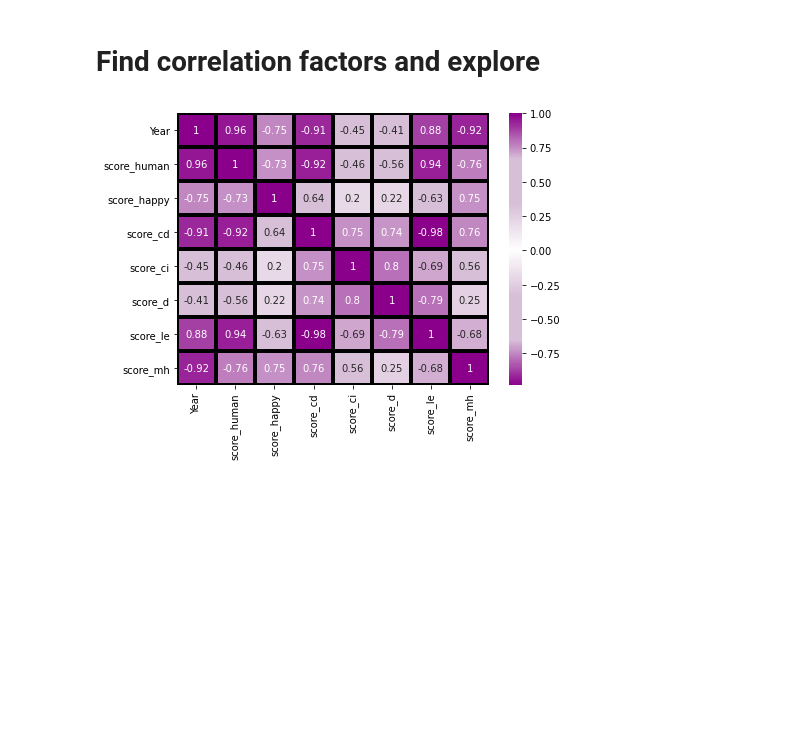
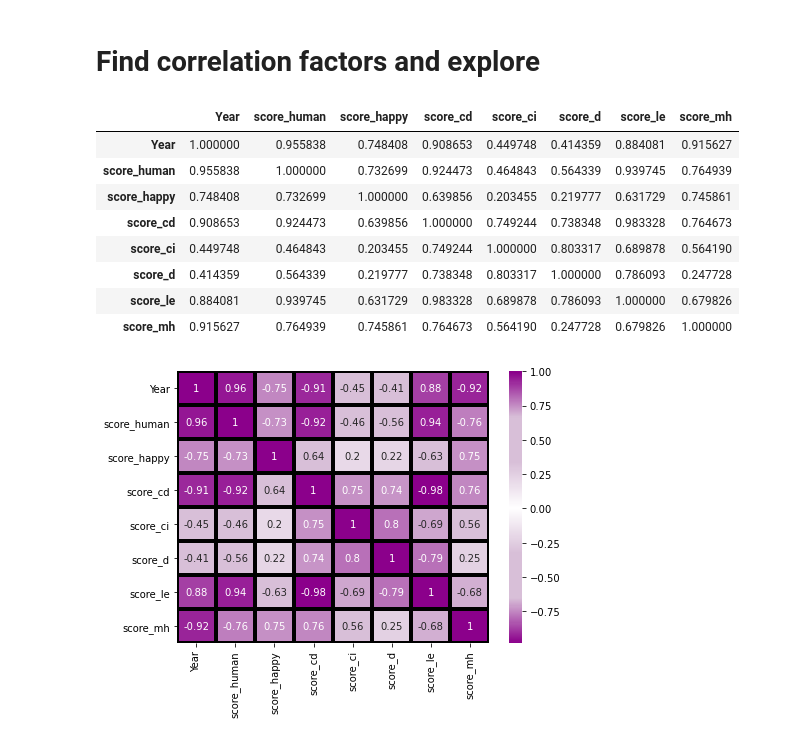
Before and after one commit to brendagutman/USA_Prosperity, a Jupyter notebook: Notebooks/Untitled.ipynb, the cells around one changed output. Saved outputs shown, nothing was run; the diff lists cells and outputs as text; code cells hidden in the pictures; blank space fills up the shorter version.

```diff
--- a/Notebooks/Untitled.ipynb
+++ b/Notebooks/Untitled.ipynb
@@ -91,6 +91,18 @@ df_merged = df_merged.sort_values(['Year'], ascending = (False))
 # Find correlation factors and explore
 # %%
 df_corr = df_merged.corr()
+df_corr = abs(df_corr)
+df_corr
+# %% [output]
+|  | Year | score_human | score_happy | score_cd | score_ci | score_d | score_le | score_mh |
+| Year | 1.000000 | 0.955838 | 0.748408 | 0.908653 | 0.449748 | 0.414359 | 0.884081 | 0.915627 |
+| score_human | 0.955838 | 1.000000 | 0.732699 | 0.924473 | 0.464843 | 0.564339 | 0.939745 | 0.764939 |
+| score_happy | 0.748408 | 0.732699 | 1.000000 | 0.639856 | 0.203455 | 0.219777 | 0.631729 | 0.745861 |
+| score_cd | 0.908653 | 0.924473 | 0.639856 | 1.000000 | 0.749244 | 0.738348 | 0.983328 | 0.764673 |
+| score_ci | 0.449748 | 0.464843 | 0.203455 | 0.749244 | 1.000000 | 0.803317 | 0.689878 | 0.564190 |
+| score_d | 0.414359 | 0.564339 | 0.219777 | 0.738348 | 0.803317 | 1.000000 | 0.786093 | 0.247728 |
+| score_le | 0.884081 | 0.939745 | 0.631729 | 0.983328 | 0.689878 | 0.786093 | 1.000000 | 0.679826 |
+| score_mh | 0.915627 | 0.764939 | 0.745861 | 0.764673 | 0.564190 | 0.247728 | 0.679826 | 1.000000 |
 # %%
 plt.figure(figsize = (7,5))
 
```
Also changed, not shown: parts of 13 cells of this notebook, 2 other files.
